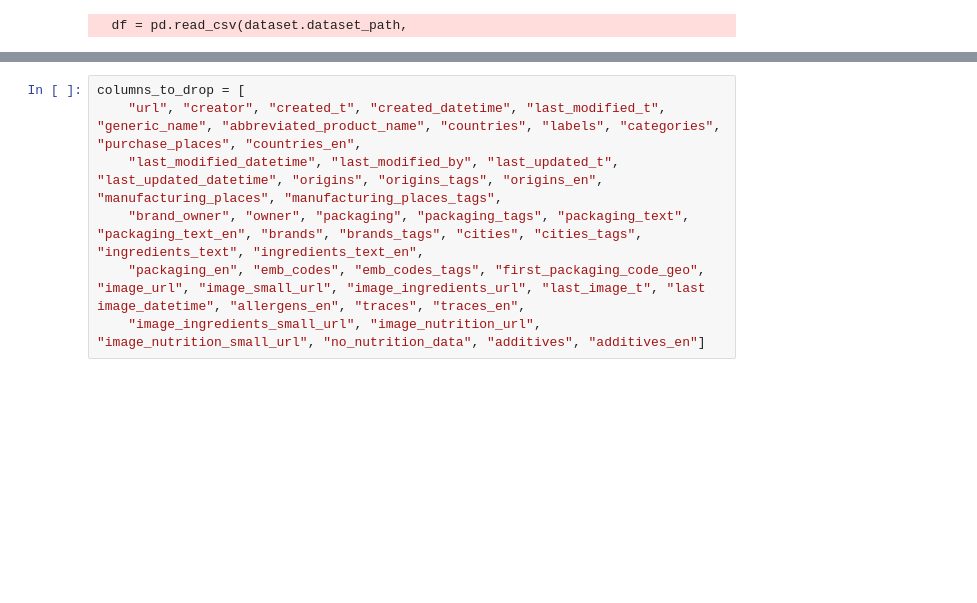
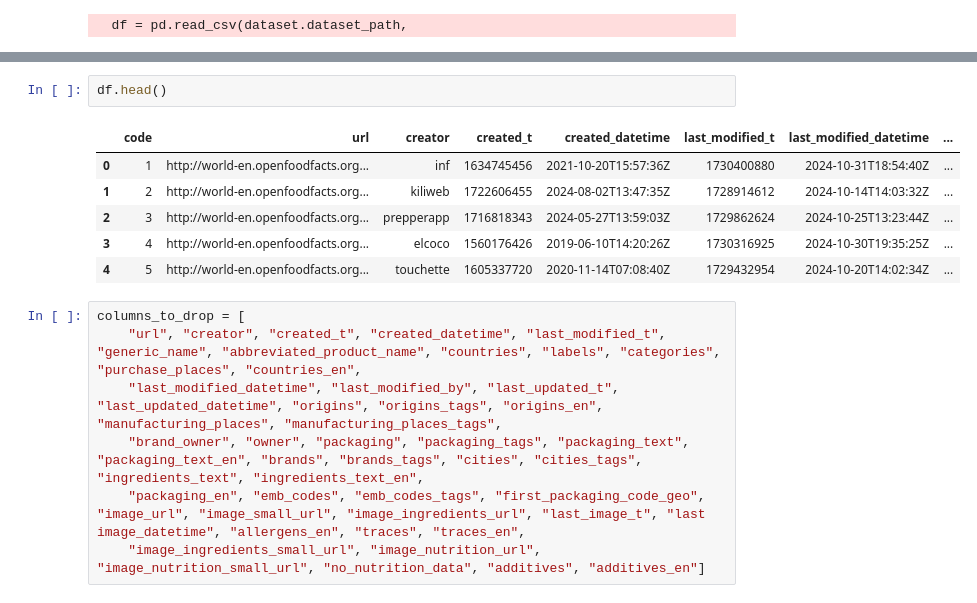
Before and after one commit to stingsek/EATcareFULLY-supportive_services, a Jupyter notebook: notebooks/data_cleaning.ipynb, the cells around one changed output, grey strips where cells are left out. Saved outputs shown, nothing was run; the diff lists cells and outputs as text; blank space fills up the shorter version.

```diff
--- a/notebooks/data_cleaning.ipynb
+++ b/notebooks/data_cleaning.ipynb
@@ -51,3 +37,12 @@ Name: 2, Length: 206, dtype: object
+# %%
+df.head()
+# %% [output]
+|  | code | url | creator | created_t | created_datetime | last_modified_t | last_modified_datetime | ... |
+| 0 | 1 | http://world-en.openfoodfacts.org... | inf | 1634745456 | 2021-10-20T15:57:36Z | 1730400880 | 2024-10-31T18:54:40Z | ... |
+| 1 | 2 | http://world-en.openfoodfacts.org... | kiliweb | 1722606455 | 2024-08-02T13:47:35Z | 1728914612 | 2024-10-14T14:03:32Z | ... |
+| 2 | 3 | http://world-en.openfoodfacts.org... | prepperapp | 1716818343 | 2024-05-27T13:59:03Z | 1729862624 | 2024-10-25T13:23:44Z | ... |
+| 3 | 4 | http://world-en.openfoodfacts.org... | elcoco | 1560176426 | 2019-06-10T14:20:26Z | 1730316925 | 2024-10-30T19:35:25Z | ... |
+| 4 | 5 | http://world-en.openfoodfacts.org... | touchette | 1605337720 | 2020-11-14T07:08:40Z | 1729432954 | 2024-10-20T14:02:34Z | ... |
 # %%
 columns_to_drop = [
     "url", "creator", "created_t", "created_datetime", "last_modified_t", "generic_name", "abbreviated_product_name", "countries", "labels", "categories", "purchase_places", "countries_en",
```
Also changed, not shown: parts of 4 cells of this notebook, 1 other file.
